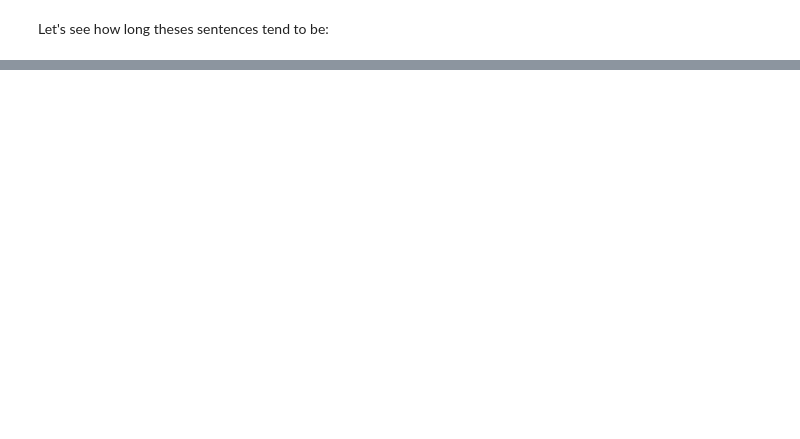
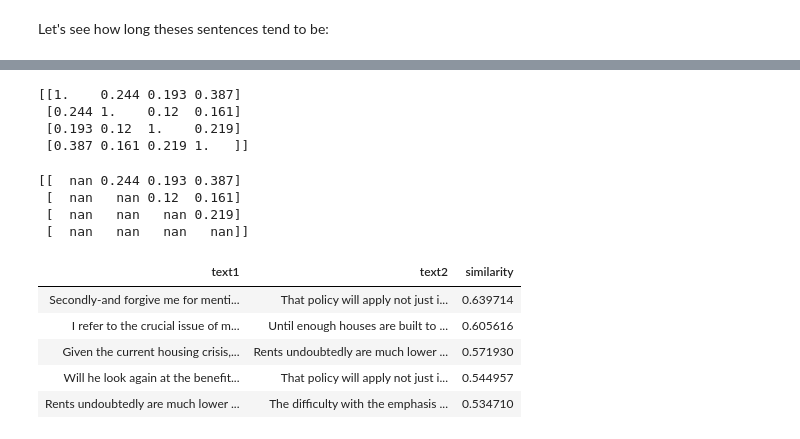
Before and after one commit to haukelicht/advanced_text_analysis, a Jupyter notebook: notebooks/embedding/sentence_embedding_basics.ipynb, the cells around one changed output, grey strips where cells are left out. Saved outputs shown, nothing was run; the diff lists cells and outputs as text; code cells hidden in the pictures; blank space fills up the shorter version.

```diff
--- a/notebooks/embedding/sentence_embedding_basics.ipynb
+++ b/notebooks/embedding/sentence_embedding_basics.ipynb
@@ -381,0 +187,47 @@ Fortunately, we can do better with BERTopic and other neural topic models. We'll
+# %%
+# subset
+expls = df[df.cap_topic==14]["text"].sample(n=50, random_state=42)
+
+expl_embeddings = embeddings[expls.index]
+# %%
+similarities = cos_sim(expl_embeddings, expl_embeddings)
+
+# convert to numpy array
+similarities = similarities.numpy()
+
+# show
+print(similarities[1:5, 1:5].round(3))
+# %% [output]
+[[1.    0.244 0.193 0.387]
+ [0.244 1.    0.12  0.161]
+ [0.193 0.12  1.    0.219]
+ [0.387 0.161 0.219 1.   ]]
+# %%
+# mask the diagonal
+np.fill_diagonal(similarities, np.nan)
+# set the lower triangle to 0 as well
+similarities[np.tril_indices_from(similarities, k=-1)] = np.nan
+
+print(similarities[1:5, 1:5].round(3))
+# %% [output]
+[[  nan 0.244 0.193 0.387]
+ [  nan   nan 0.12  0.161]
+ [  nan   nan   nan 0.219]
+ [  nan   nan   nan   nan]]
+# %%
+# get the pairwise similarities for the sampled examples
+sims_df = pd.DataFrame(similarities, index=expls, columns=expls)
+sims_df.reset_index(names="text1", inplace=True)
+sims_df = sims_df.melt(id_vars="text1", var_name="text2", value_name="similarity")
+sims_df = sims_df[sims_df["similarity"].notna()]
+sims_df.sort_values(by="similarity", ascending=False, inplace=True)
+# %%
+# show top 5 most similar pairs
+print_html(sims_df.head(5))
+# %% [output]
+| text1 | text2 | similarity |
+| Secondly-and forgive me for menti... | That policy will apply not just i... | 0.639714 |
+| I refer to the crucial issue of m... | Until enough houses are built to ... | 0.605616 |
+| Given the current housing crisis,... | Rents undoubtedly are much lower ... | 0.571930 |
+| Will he look again at the benefit... | That policy will apply not just i... | 0.544957 |
+| Rents undoubtedly are much lower ... | The difficulty with the emphasis ... | 0.534710 |
```
Also changed, not shown: parts of 69 cells of this notebook, 11 other files.
